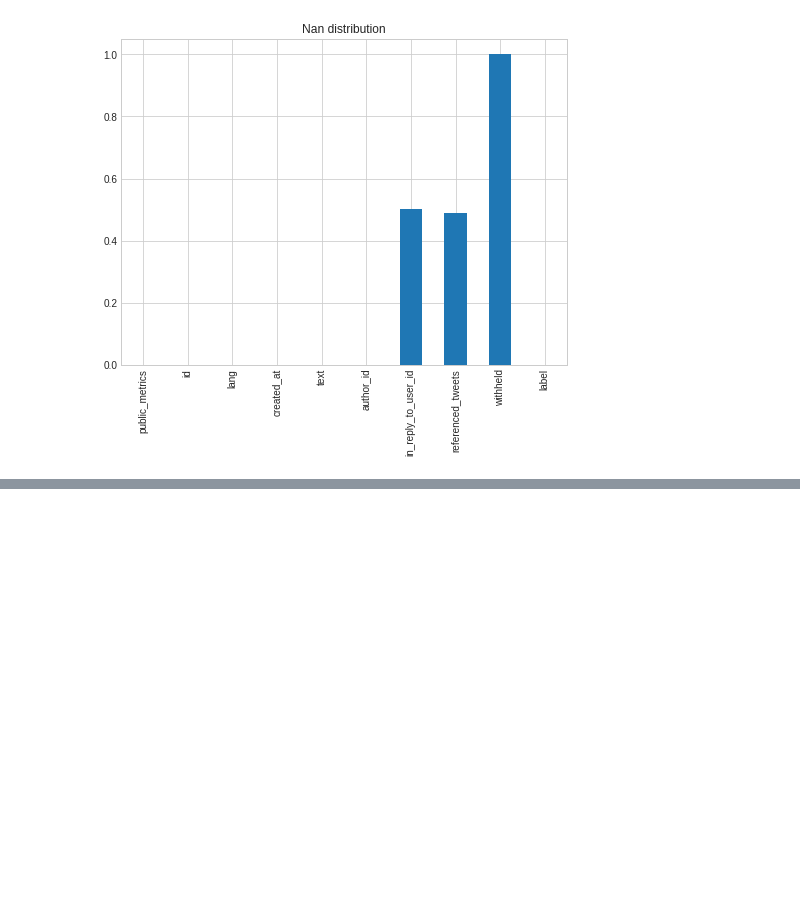
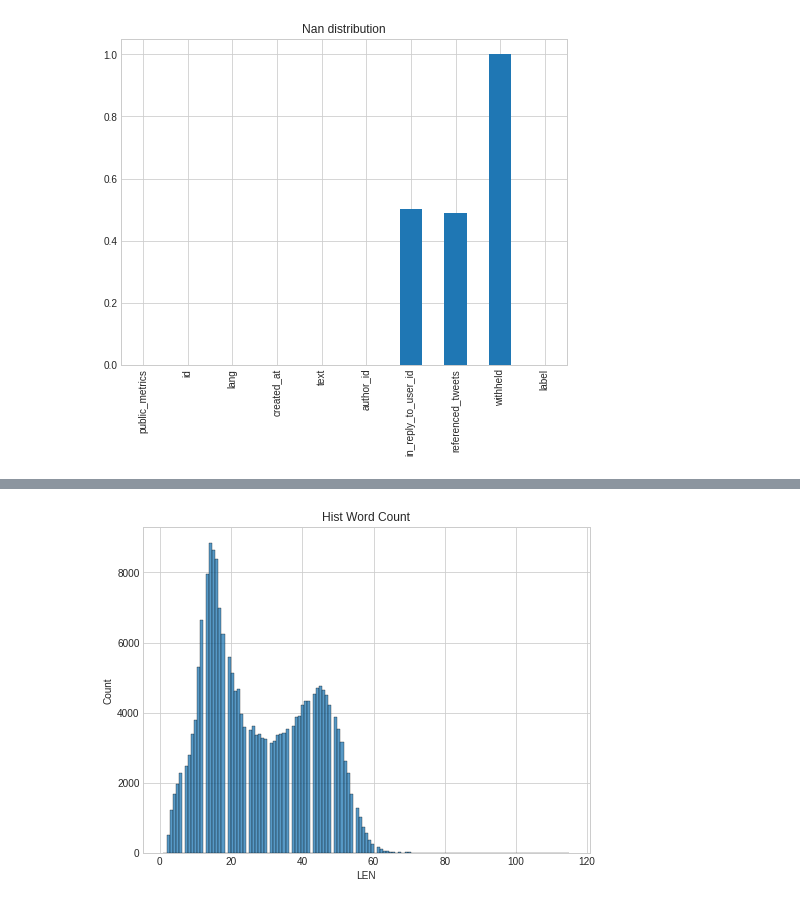
Before and after one commit to KameniAlexNea/misinformation-spread, a Jupyter notebook: notebooks/detecting/00- Preprocessing.ipynb, the cells around one changed output, grey strips where cells are left out. Cells and saved outputs as stored; diff of their text form; code cells hidden in the pictures; blank space fills up the shorter version.

```diff
--- a/notebooks/detecting/00- Preprocessing.ipynb
+++ b/notebooks/detecting/00- Preprocessing.ipynb
@@ -67,0 +190,9 @@ plt.show()
+# %%
+tmp = pd.DataFrame(texts.apply(len).values, columns=["LEN"])
+tmp.index.name = "ID"
+tmp.reset_index(inplace=True)
+sns.histplot(tmp, x="LEN")
+plt.title("Hist Word Count")
+plt.show()
+# %% [output]
+[figure, added]
```
Also changed, not shown: parts of 29 cells of this notebook.
